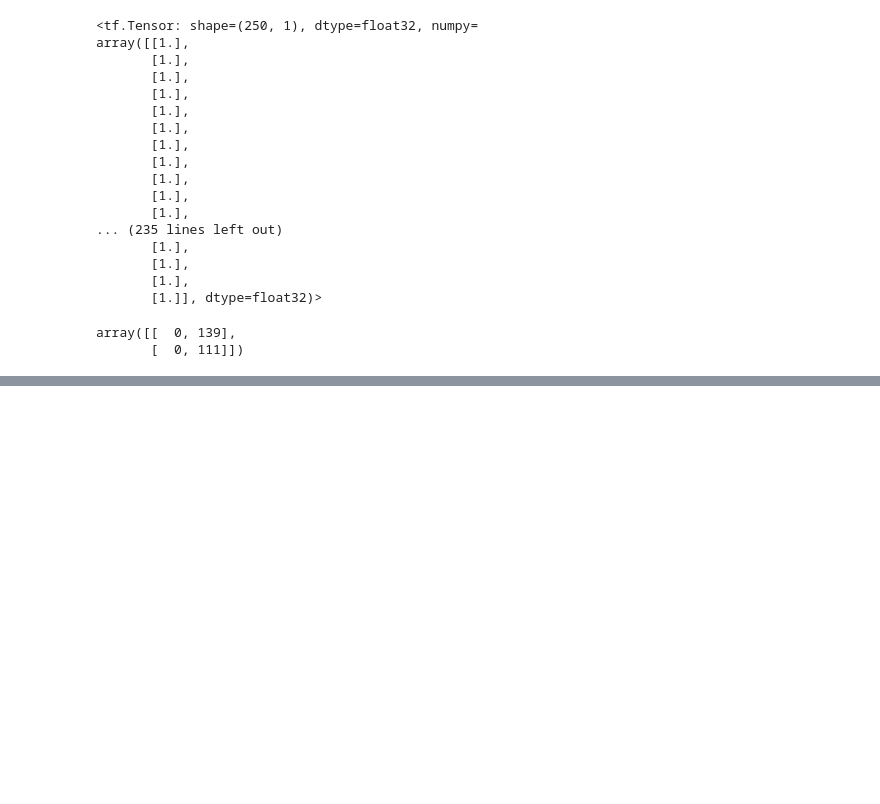
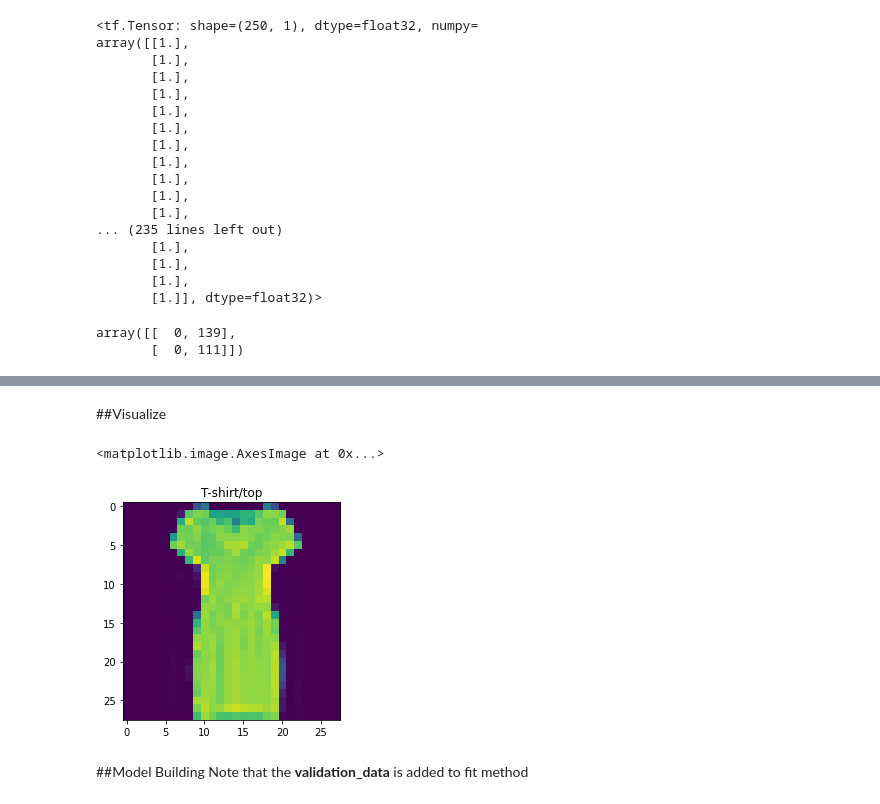
Before and after one commit to ehsanem/Tensorflow, a Jupyter notebook: Classification.ipynb, the cells around one changed output, grey strips where cells are left out. Drawn from its saved outputs; the diff is of its cells as text; code cells hidden in the pictures; blank space fills up the shorter version.

```diff
--- a/Classification.ipynb
+++ b/Classification.ipynb
@@ -285,0 +321,2 @@ array([[  0, 139],
+# %%
+(train_data, train_labels), (test_data, test_labels) = tf.keras.datasets.fashion_mnist.load_data()
@@ -285,0 +346,14 @@ array([[  0, 139],
+# %% [markdown]
+##Visualize
+# %%
+import matplotlib.pyplot as plt
+class_names = ['T-shirt/top', 'Trouser', 'Pullover', 'Dress', 'Coat',
+               'Sandal', 'Shirt', 'Sneaker', 'Bag', 'Ankle boot']
+plt.title(class_names[train_labels[17]])
+plt.imshow(train_data[20])
+# %% [output]
+<matplotlib.image.AxesImage at 0x...>
+[figure, added]
+# %% [markdown]
+##Model Building
+Note that the **validation_data** is added to fit method
```
Also changed, not shown: parts of 8 cells of this notebook.
